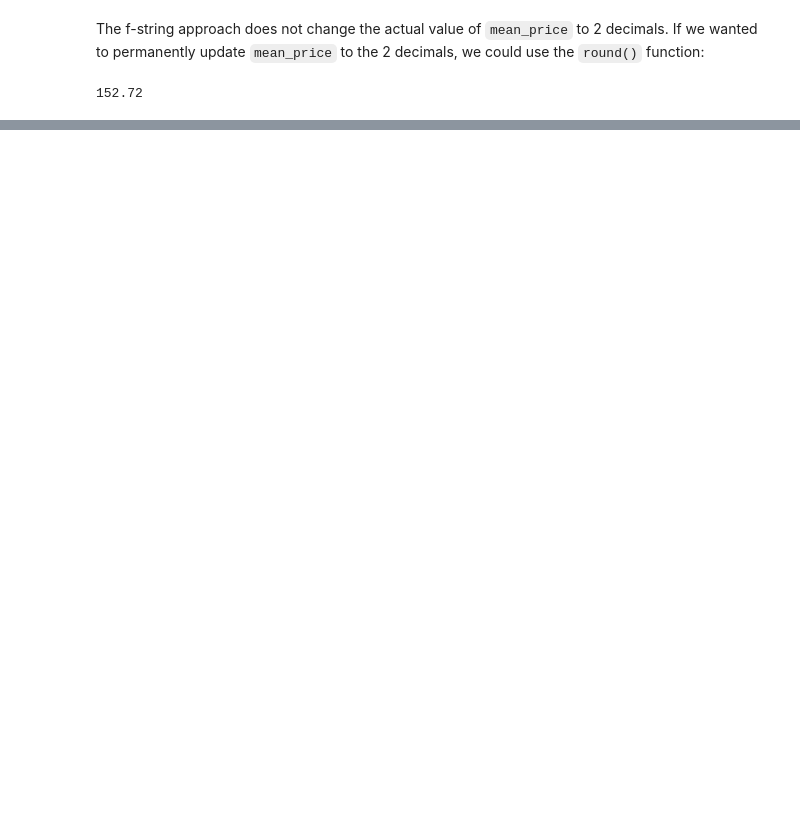
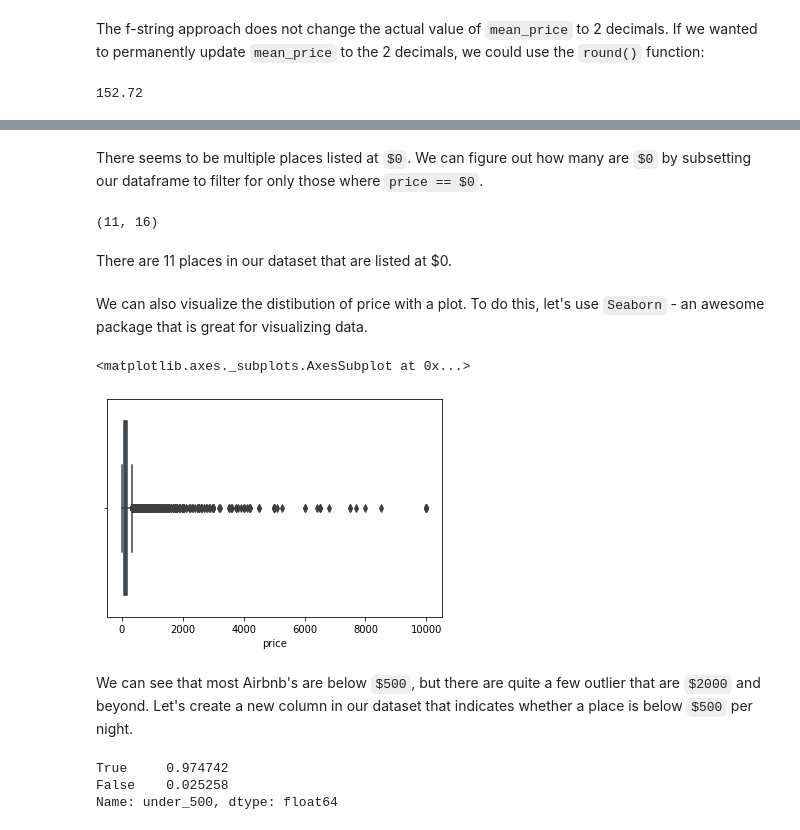
Before and after one commit to jupyteracademy/learning-pandas, a Jupyter notebook: airbnb_data_analysis.ipynb, the cells around one changed output, grey strips where cells are left out. Cells and saved outputs as stored; diff of their text form; code cells hidden in the pictures; blank space fills up the shorter version.

Commit message:
Update airbnb notebook

```diff
--- a/airbnb_data_analysis.ipynb
+++ b/airbnb_data_analysis.ipynb
@@ -103,0 +135,17 @@ round(data['price'].mean(), 2)
+# %% [markdown]
+There seems to be multiple places listed at `$0`. We can figure out how many are `$0` by subsetting our dataframe to filter for only those where `price == $0`.
+# %%
+data[data['price']==0].shape
+# %% [output]
+(11, 16)
+# %% [markdown]
+There are 11 places in our dataset that are listed at $0.
+# %% [markdown]
+We can also visualize the distibution of price with a plot. To do this, let's use `Seaborn` - an awesome package that is great for visualizing data.
+# %%
+sns.boxplot(x='price', data=data)
+# %% [output]
+<matplotlib.axes._subplots.AxesSubplot at 0x...>
+[figure, added]
+# %% [markdown]
+We can see that most Airbnb's are below `$500`, but there are quite a few outlier that are `$2000` and beyond. Let's create a new column in our dataset that indicates whether a place is below `$500` per night.
@@ -103,0 +154,6 @@ round(data['price'].mean(), 2)
+# %%
+data['under_500'].value_counts(normalize=True)
+# %% [output]
+True     0.974742
+False    0.025258
+Name: under_500, dtype: float64
```
Also changed, not shown: parts of 28 cells of this notebook.
